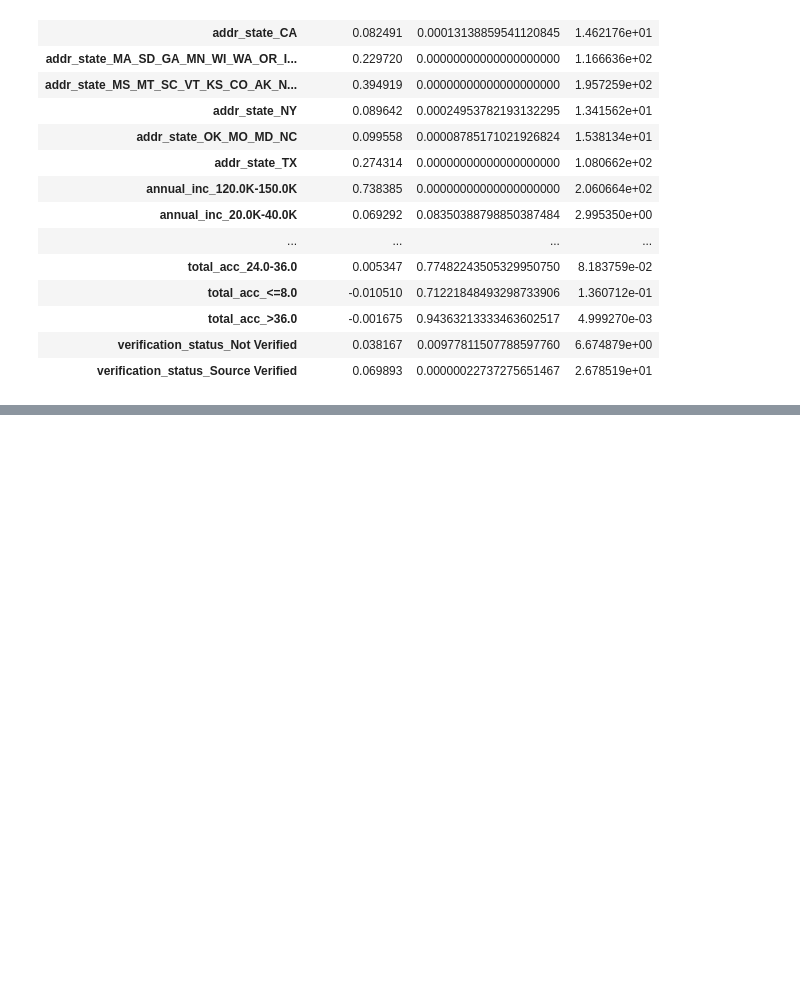
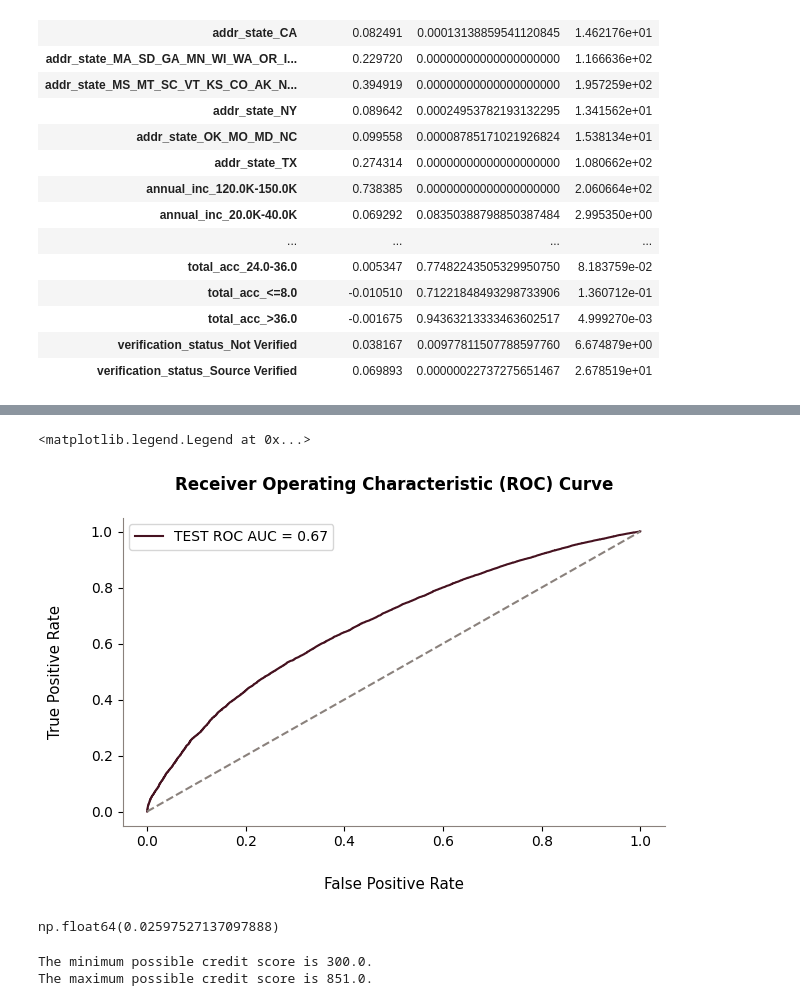
Before and after one commit to vinifranco48/credit_risk, a Jupyter notebook: notebooks/pd_model.ipynb, the cells around one changed output, grey strips where cells are left out. Saved outputs shown, nothing was run; the diff lists cells and outputs as text; code cells hidden in the pictures; blank space fills up the shorter version.

```diff
--- a/notebooks/pd_model.ipynb
+++ b/notebooks/pd_model.ipynb
@@ -636,3 +637,46 @@ sumary_table = reg2.get_summary_table()
 # %%
 test_proba = reg2.predict(X_test_prepared)
 train_proba = reg2.predict(X_train_prepared)
+# %%
+fpr, tpr, thr = roc_curve(y_test, test_proba)
+roc_auc_test = roc_auc_score(y_test, test_proba)
+
+gini_test = 2 * roc_auc_test - 1
+# %%
+fig, ax = plt.subplots(figsize=(7, 4))
+ax.plot(fpr, tpr, label=f'TEST ROC AUC = {roc_auc_test:.2f}', color='#461220')
+ax.plot([0, 1], [0, 1], linestyle='--', color='#8a817c')  # Random guessing line.
+ax.set_xlabel('False Positive Rate', fontsize=10.8, labelpad=20)
+ax.set_ylabel('True Positive Rate', fontsize=10.8, labelpad=20)
+ax.set_xticks(ticks=[0, 0.2, 0.4, 0.6, 0.8, 1.0], labels=['0.0', '0.2', '0.4', '0.6', '0.8', '1.0'])
+ax.set_yticks(ticks=[0, 0.2, 0.4, 0.6, 0.8, 1.0], labels=['0.0', '0.2', '0.4', '0.6', '0.8', '1.0'])
+ax.set_title('Receiver Operating Characteristic (ROC) Curve', fontweight='bold', fontsize=12, pad=20)
+ax.spines['top'].set_visible(False)
+ax.spines['right'].set_visible(False)
+ax.spines['left'].set_color('#8a817c')
+ax.spines['bottom'].set_color('#8a817c')
+ax.grid(False)
+ax.legend()
+# %% [output]
+<matplotlib.legend.Legend at 0x...>
+[figure, added]
+# %%
+test_scores = pd.DataFrame()
+test_scores['actual'] = y_test.reset_index(drop=True)
+test_scores['probability_of_default'] = 1 - test_proba
+sorted_test_scores = test_scores.sort_values(by=['probability_of_default'], ascending=False)
+sorted_test_scores['cum_bad'] = (1 - sorted_test_scores['actual']).cumsum() / (1 - sorted_test_scores['actual']).sum()
+sorted_test_scores['cum_good'] = sorted_test_scores['actual'].cumsum() / sorted_test_scores['actual'].sum()
+sorted_test_scores['ks'] = np.abs(sorted_test_scores['cum_good'] - sorted_test_scores['cum_bad'])
+ks_statistic_test = sorted_test_scores['ks'].max()
+
+ks_statistic_test
+# %% [output]
+np.float64(0.02597527137097888)
+# %%
+scorecard, min, max = create_scorecard(reference_categories, sumary_table)
+print(f'The minimum possible credit score is {min}.')
+print(f'The maximum possible credit score is {max}.')
+# %% [output]
+The minimum possible credit score is 300.0.
+The maximum possible credit score is 851.0.
```
Also changed, not shown: parts of 3 cells of this notebook.
